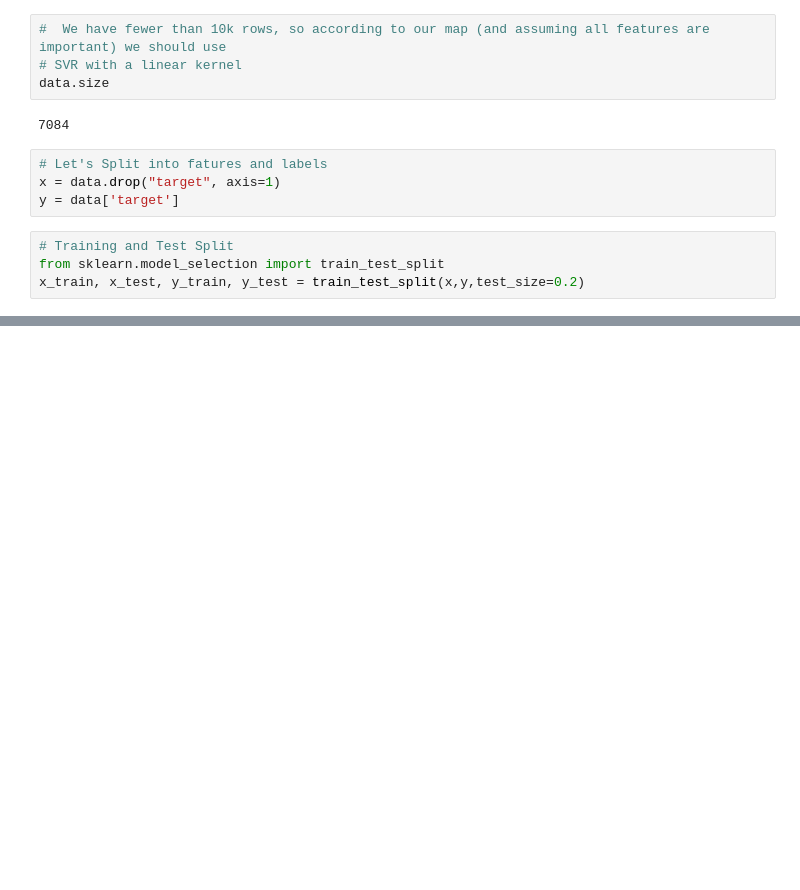
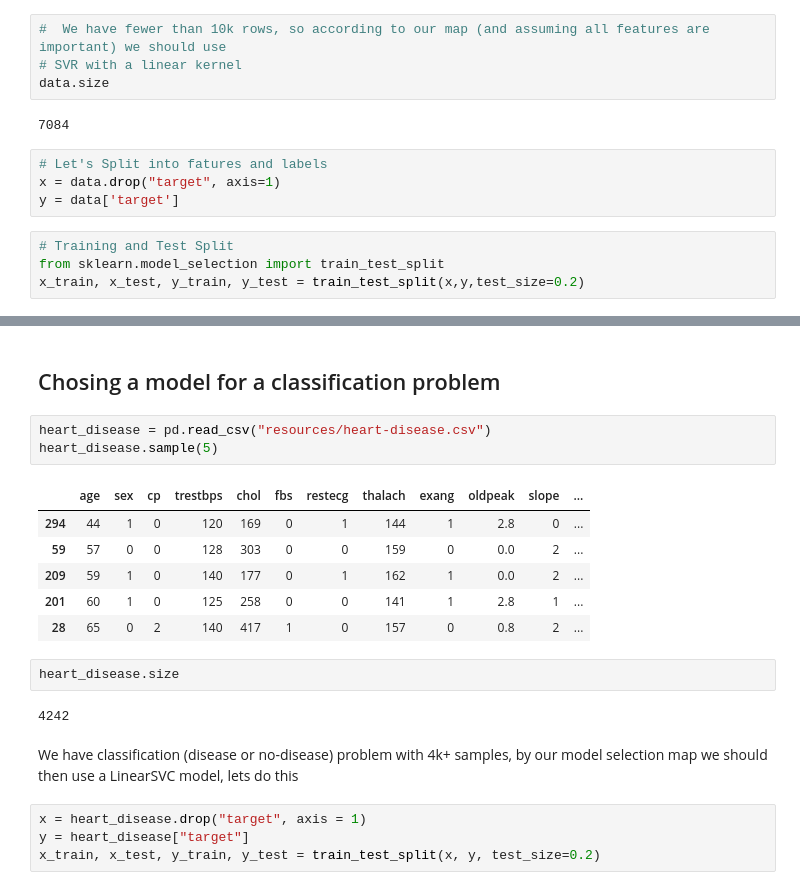
Before and after one commit to victorgcapone/udemy-bootcamp, a Jupyter notebook: Sklearn - Choosing the Model.ipynb, the cells around one changed output, grey strips where cells are left out. Drawn from its saved outputs; the diff is of its cells as text; blank space fills up the shorter version.

```diff
--- a/Sklearn - Choosing the Model.ipynb
+++ b/Sklearn - Choosing the Model.ipynb
@@ -77,0 +154,22 @@ rfr.score(x_test, y_test)
+# %% [markdown]
+## Chosing a model for a classification problem
+# %%
+heart_disease = pd.read_csv("resources/heart-disease.csv")
+heart_disease.sample(5)
+# %% [output]
+|  | age | sex | cp | trestbps | chol | fbs | restecg | thalach | exang | oldpeak | slope | ... |
+| 294 | 44 | 1 | 0 | 120 | 169 | 0 | 1 | 144 | 1 | 2.8 | 0 | ... |
+| 59 | 57 | 0 | 0 | 128 | 303 | 0 | 0 | 159 | 0 | 0.0 | 2 | ... |
+| 209 | 59 | 1 | 0 | 140 | 177 | 0 | 1 | 162 | 1 | 0.0 | 2 | ... |
+| 201 | 60 | 1 | 0 | 125 | 258 | 0 | 0 | 141 | 1 | 2.8 | 1 | ... |
+| 28 | 65 | 0 | 2 | 140 | 417 | 1 | 0 | 157 | 0 | 0.8 | 2 | ... |
+# %%
+heart_disease.size
+# %% [output]
+4242
+# %% [markdown]
+We have classification (disease or no-disease) problem with 4k+ samples, by our model selection map we should then use a LinearSVC model, lets do this
+# %%
+x = heart_disease.drop("target", axis = 1)
+y = heart_disease["target"]
+x_train, x_test, y_train, y_test = train_test_split(x, y, test_size=0.2)
```
Also changed, not shown: parts of 15 cells of this notebook, 1 other file.
